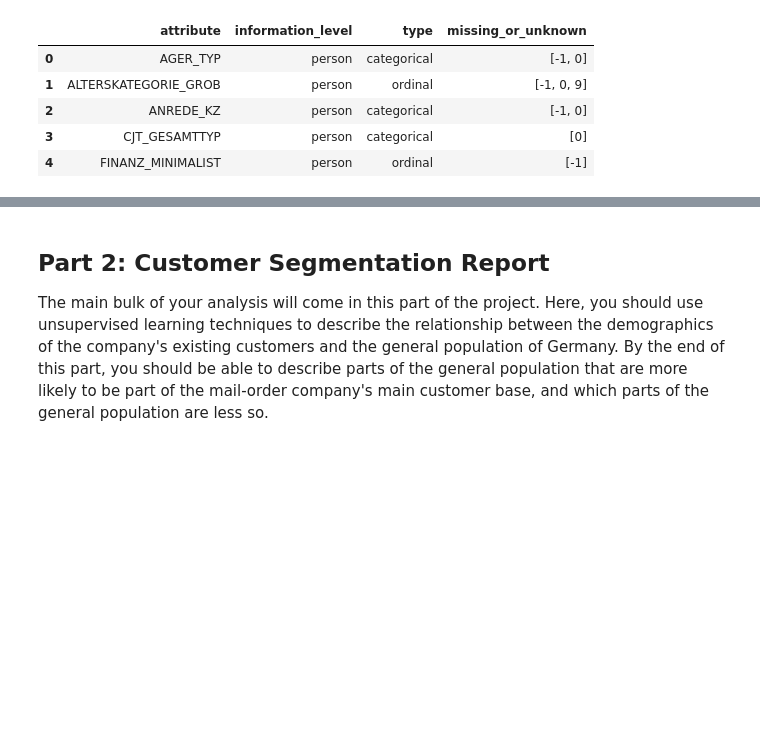
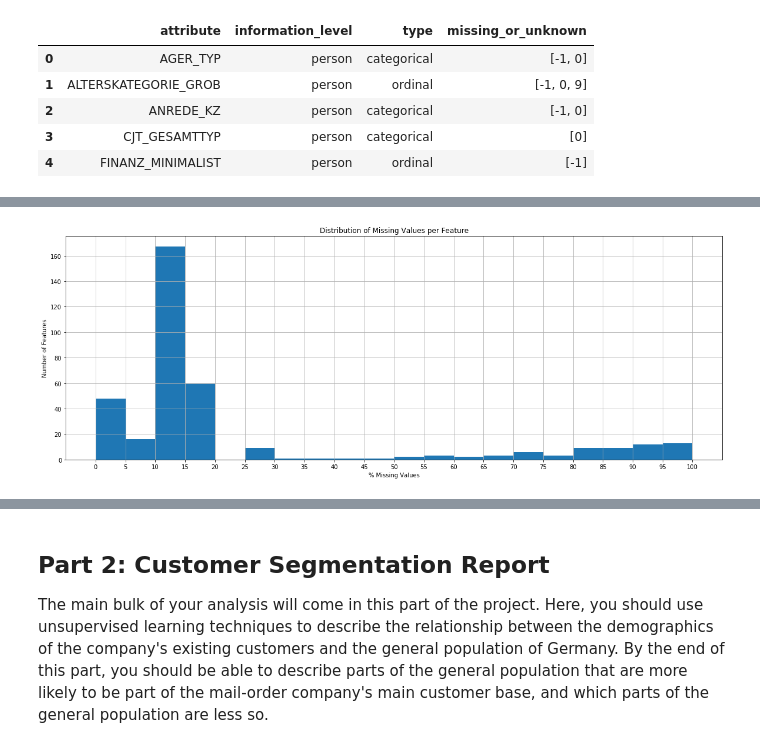
Before and after one commit to michanN/capstone-arvato, a Jupyter notebook: Arvato Project Workbook.ipynb, the cells around one changed output, grey strips where cells are left out. Cells and saved outputs as stored; diff of their text form; code cells hidden in the pictures; blank space fills up the shorter version.

Commit message:
Finish missing values part

```diff
--- a/Arvato Project Workbook.ipynb
+++ b/Arvato Project Workbook.ipynb
@@ -125,0 +161,3 @@ The fourth column of the feature file documents the missing values and will be u
+# %%
+# convert missing value codes to NaN
+azdias_parsed = convert_missing_codes(azdias, feat_info)
@@ -125,0 +166,3 @@ The fourth column of the feature file documents the missing values and will be u
+# %%
+# missing values per column after converting missing codes
+missing_values_parsed = azdias_parsed.isnull().sum()
@@ -125,0 +181,19 @@ The fourth column of the feature file documents the missing values and will be u
+# %%
+# sorting so feat_info.... is in the same order as other dfs
+sorter = missing_values_unparsed.index
+sorterIndex = dict(zip(sorter, range(len(sorter))))
+feat_info_final_sorted = feat_info.copy()
+feat_info_final_sorted['feature_id_rank'] = feat_info_final_sorted['attribute'].map(sorterIndex)
+feat_info_final_sorted.sort_values('feature_id_rank', ascending=True, inplace=True)
+feat_info_final_sorted = feat_info_final_sorted.drop('feature_id_rank', axis=1)
+# %%
+df_missing_values = pd.DataFrame(
+    {
+        'Before': missing_values_unparsed,
+        'After': missing_values_parsed,
+        'Diff': missing_values_parsed - missing_values_unparsed,
+        'Percentage_Missing': missing_values_parsed / azdias.shape[0] * 100,
+        'Information_Level': feat_info_final_sorted['information_level'].values
+    })
+
+df_missing_values.sort_values(["After", "Diff"], ascending=False).head()
@@ -125,0 +211,10 @@ The fourth column of the feature file documents the missing values and will be u
+# %%
+fig = plt.figure(figsize=(20,7))
+plt.hist(df_missing_values['Percentage_Missing'], bins=np.linspace(0,100,21))
+plt.title('Distribution of Missing Values per Feature');
+plt.xticks(np.linspace(0,100,21))
+plt.xlabel('% Missing Values')
+plt.ylabel('Number of Features')
+plt.grid()
+# %% [output]
+[figure, added]
```
Also changed, not shown: parts of 38 cells of this notebook, 1 other file.
